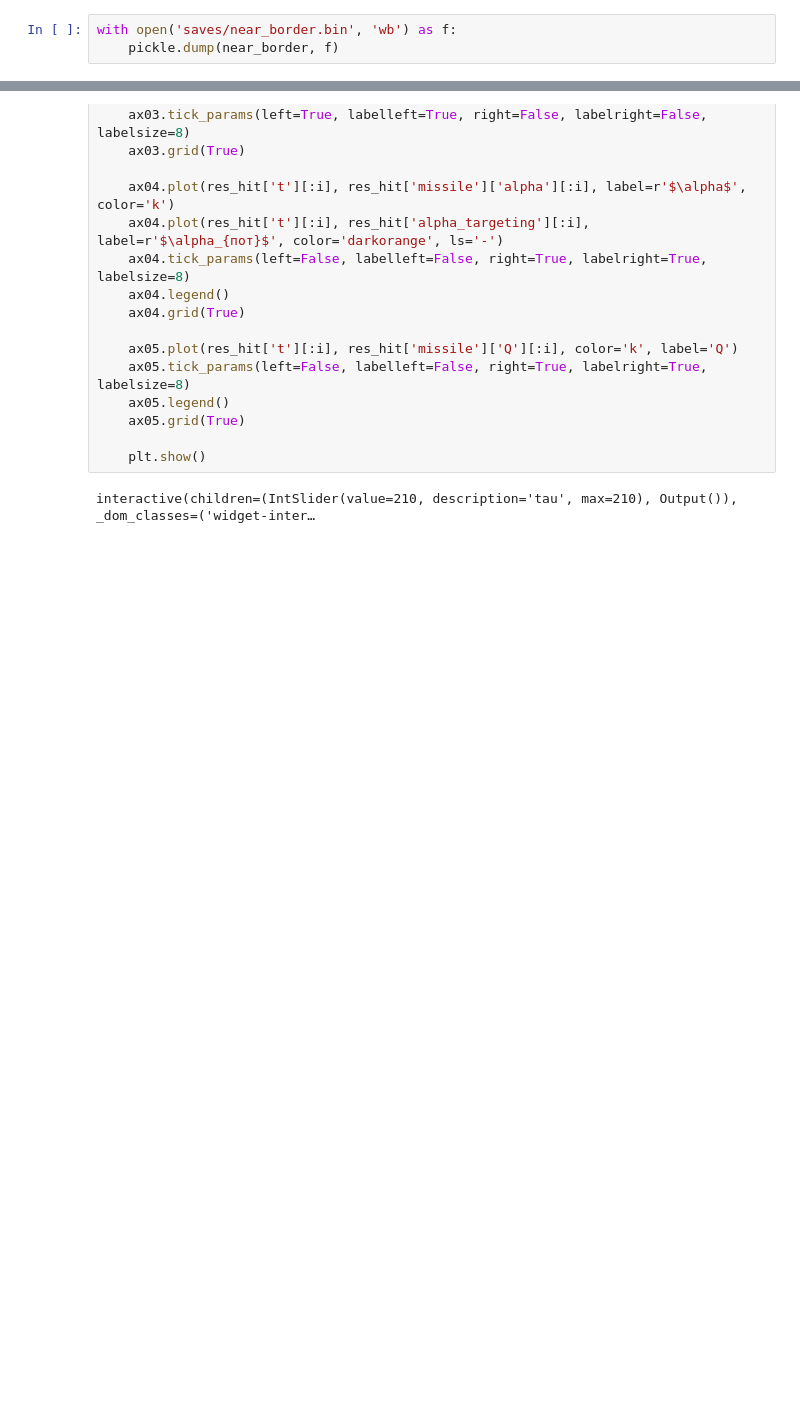
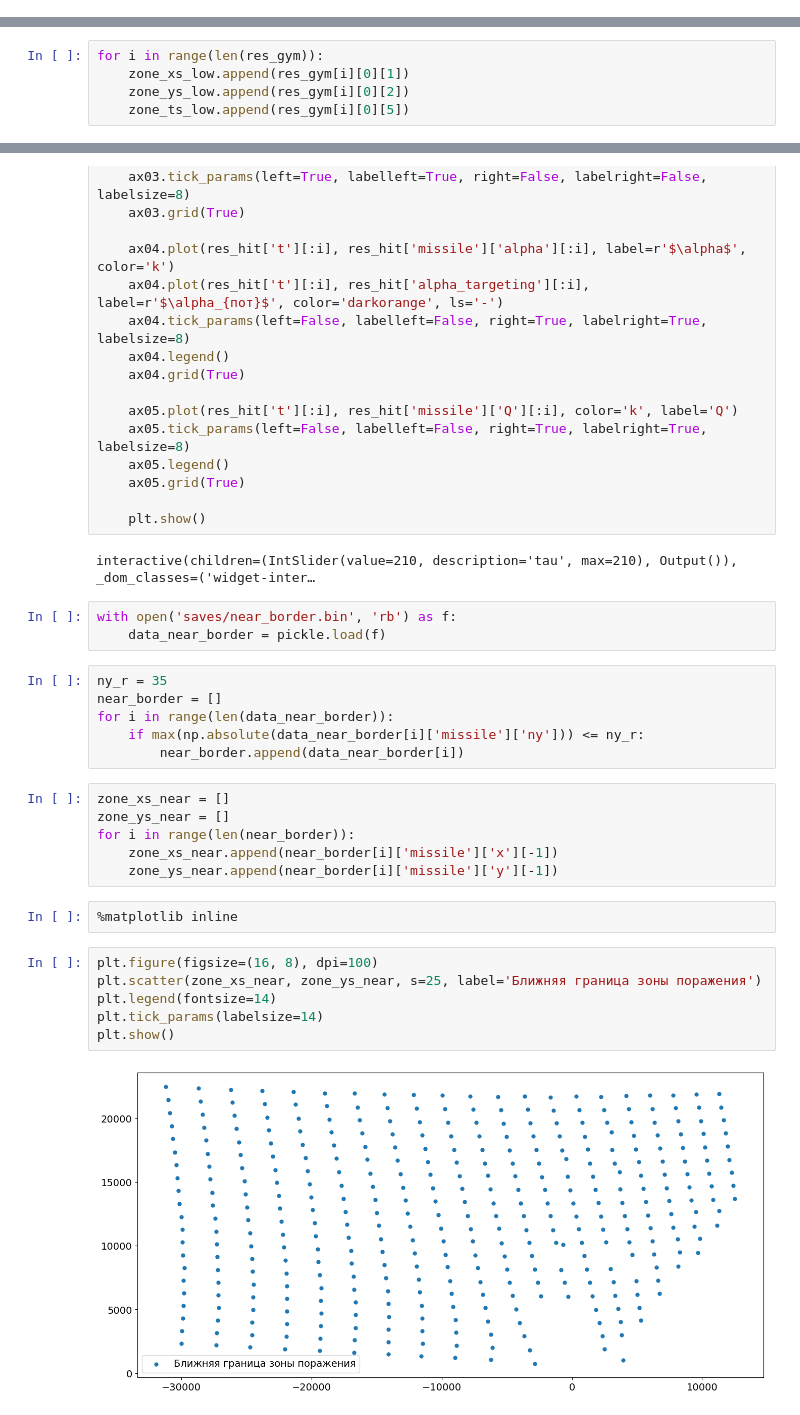
Before and after one commit to kirtis26/PyMissile, a Jupyter notebook: С-300.ipynb, the cells around one changed output, grey strips where cells are left out. Cells and saved outputs as stored; diff of their text form; blank space fills up the shorter version.

```diff
--- a/С-300.ipynb
+++ b/С-300.ipynb
@@ -1028,3 +1010,0 @@ for i, x in enumerate(tqdm(xs)):
-# %%
-with open('saves/near_border.bin', 'wb') as f:
-    pickle.dump(near_border, f)
@@ -1060,0 +1011,5 @@ zone_pusk_ys = zone_ys - trg_vel[1] * ts
+# %%
+for i in range(len(res_gym)):
+    zone_xs_low.append(res_gym[i][0][1])
+    zone_ys_low.append(res_gym[i][0][2])
+    zone_ts_low.append(res_gym[i][0][5])
@@ -1266,3 +1227,28 @@ def draw_gym_hit(i):
     plt.show()
 # %% [output]
 interactive(children=(IntSlider(value=210, description='tau', max=210), Output()), _dom_classes=('widget-inter…
+# %%
+with open('saves/near_border.bin', 'rb') as f:
+    data_near_border = pickle.load(f)
+# %%
+ny_r = 35
+near_border = []
+for i in range(len(data_near_border)):
+    if max(np.absolute(data_near_border[i]['missile']['ny'])) <= ny_r:
+        near_border.append(data_near_border[i])
+# %%
+zone_xs_near = []
+zone_ys_near = []
+for i in range(len(near_border)):
+    zone_xs_near.append(near_border[i]['missile']['x'][-1])
+    zone_ys_near.append(near_border[i]['missile']['y'][-1])
+# %%
+%matplotlib inline
+# %%
+plt.figure(figsize=(16, 8), dpi=100)
+plt.scatter(zone_xs_near, zone_ys_near, s=25, label='Ближняя граница зоны поражения')
+plt.legend(fontsize=14)
+plt.tick_params(labelsize=14)
+plt.show()
+# %% [output]
+[figure, added]
```
Also changed, not shown: parts of 18 cells of this notebook, 2 other files.
